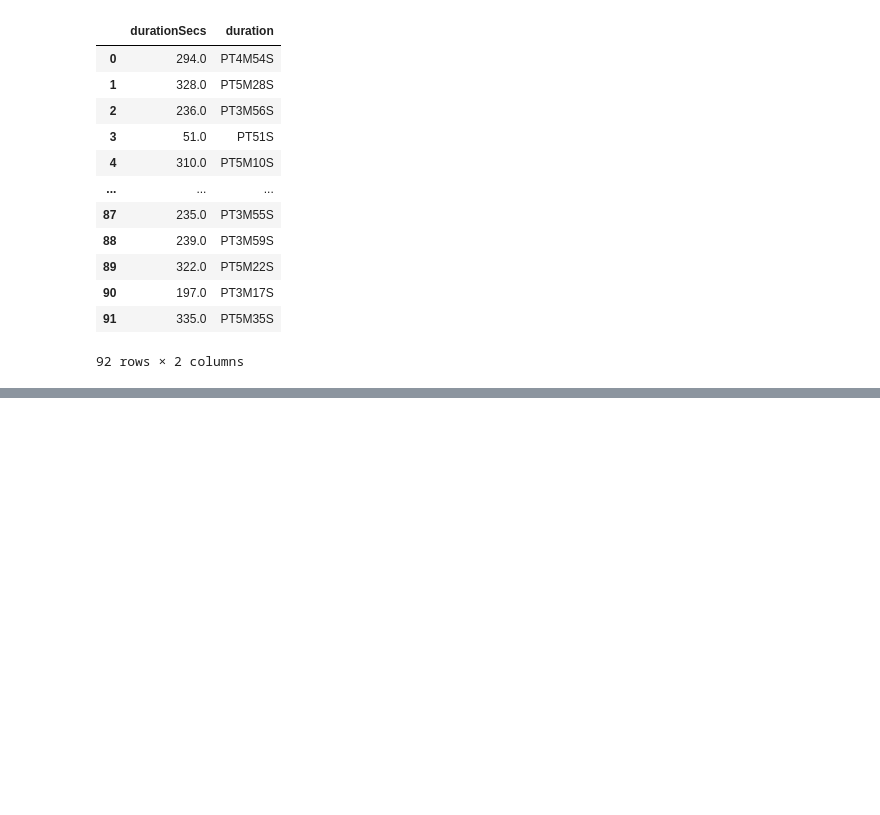
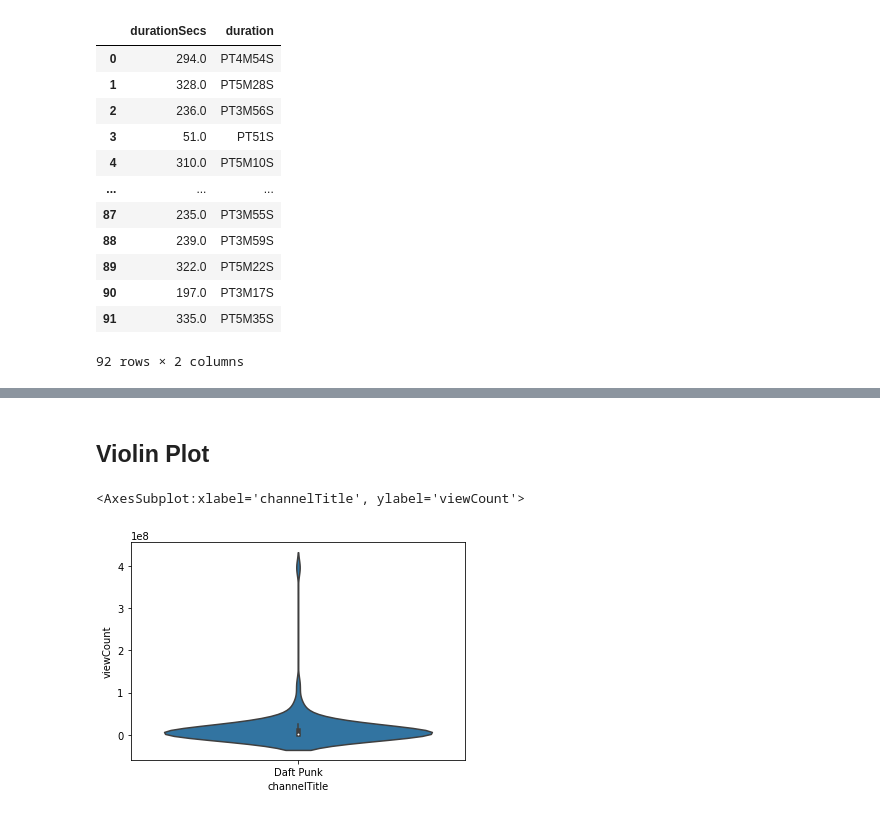
Before and after one commit to basnunez/youtube-api, a Jupyter notebook: Youtube-Api.ipynb, the cells around one changed output, grey strips where cells are left out. Cells and saved outputs as stored; diff of their text form; code cells hidden in the pictures; blank space fills up the shorter version.

```diff
--- a/Youtube-Api.ipynb
+++ b/Youtube-Api.ipynb
@@ -199,0 +257,7 @@ video_df[['durationSecs', 'duration']]
+# %% [markdown]
+## Violin Plot
+# %%
+sns.violinplot(video_df['channelTitle'], video_df['viewCount'])
+# %% [output]
+<AxesSubplot:xlabel='channelTitle', ylabel='viewCount'>
+[figure, added]
```
Also changed, not shown: parts of 19 cells of this notebook.
